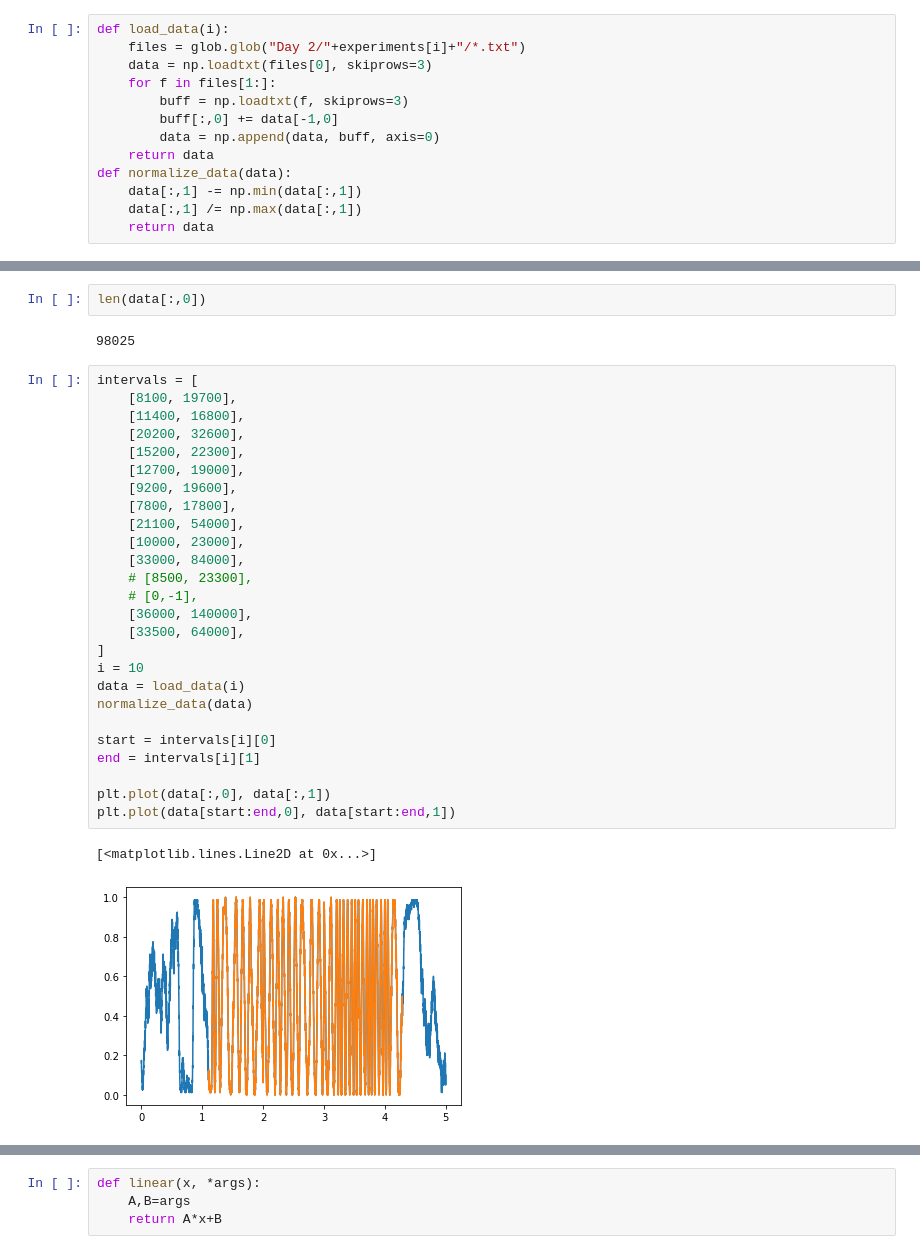
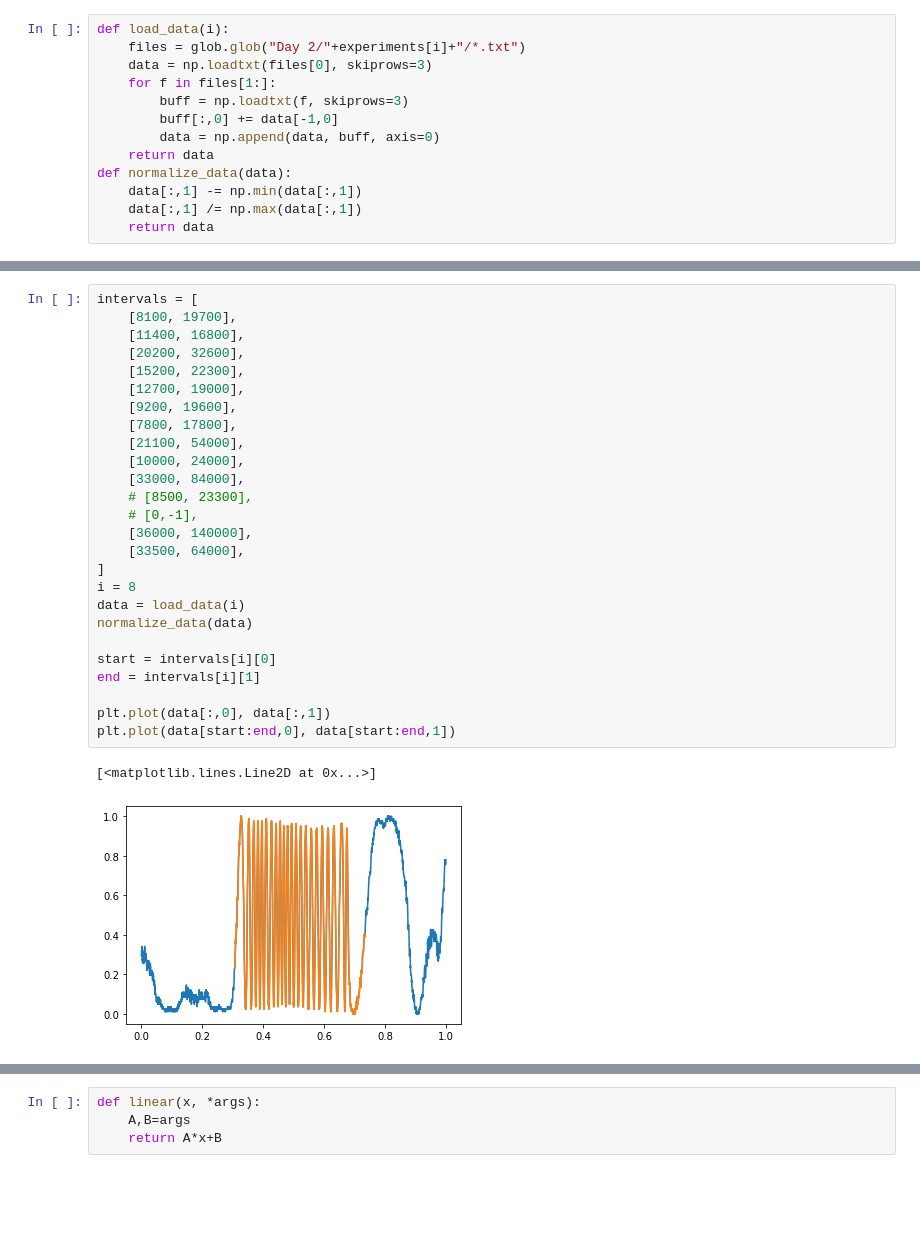
Before and after one commit to ttlindkvist/exphys2, a Jupyter notebook: Mach Zehnder/pressure.ipynb, the cells around one changed output, grey strips where cells are left out. Saved outputs shown, nothing was run; the diff lists cells and outputs as text; blank space fills up the shorter version.

```diff
--- a/Mach Zehnder/pressure.ipynb
+++ b/Mach Zehnder/pressure.ipynb
@@ -78,34 +86,30 @@ def count_peaks_and_troughs(data, min_t, max_t):
-# %%
-len(data[:,0])
-# %% [output]
-98025
 # %%
 intervals = [
     [8100, 19700],
     [11400, 16800],
     [20200, 32600],
     [15200, 22300],
     [12700, 19000],
     [9200, 19600],
     [7800, 17800],
     [21100, 54000],
-    [10000, 23000],
+    [10000, 24000],
     [33000, 84000],
     # [8500, 23300],
     # [0,-1],
     [36000, 140000],
     [33500, 64000],
 ]
-i = 10
+i = 8
 data = load_data(i)
 normalize_data(data)
 
 start = intervals[i][0]
 end = intervals[i][1]
 
 plt.plot(data[:,0], data[:,1])
 plt.plot(data[start:end,0], data[start:end,1])
 # %% [output]
 [<matplotlib.lines.Line2D at 0x...>]
-[figure, old version]
+[figure, new version]
 # %%
```
Also changed, not shown: parts of 5 cells of this notebook, 54 other files.
